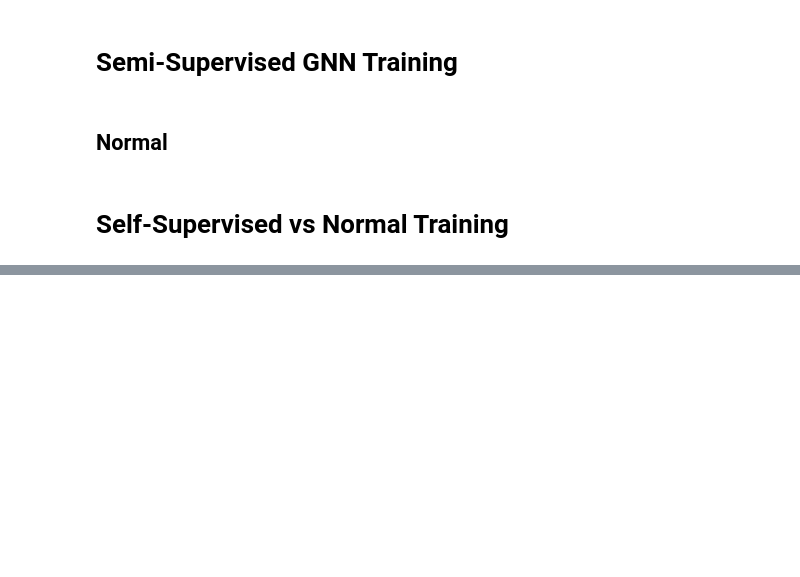
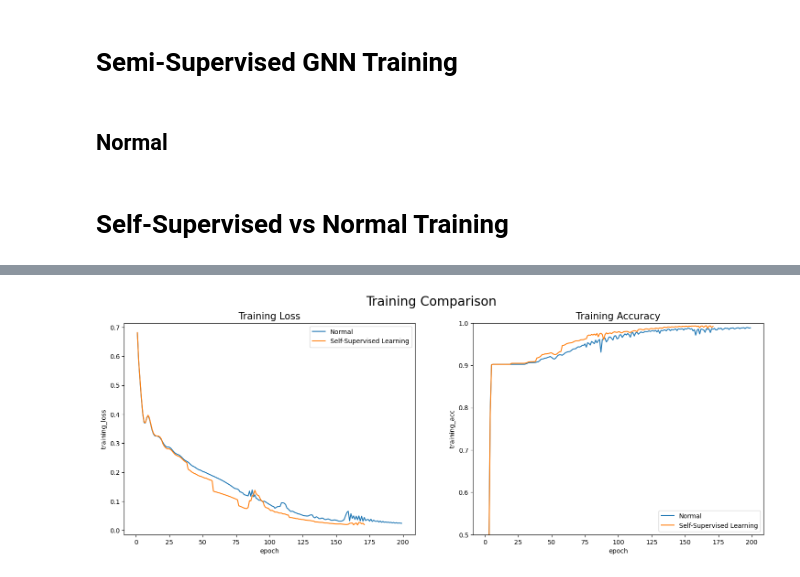
Before and after one commit to alenreuel/data_science_projects, a Jupyter notebook: bitcoin_GNN/notebook.ipynb, the cells around one changed output, grey strips where cells are left out. Saved outputs shown, nothing was run; the diff lists cells and outputs as text; code cells hidden in the pictures; blank space fills up the shorter version.

```diff
--- a/bitcoin_GNN/notebook.ipynb
+++ b/bitcoin_GNN/notebook.ipynb
@@ -319,5 +323,8 @@ if not os.path.exists(cur_path/"training_logs_self_supervised.csv"):
 else:
     training_logs_df_ss = pd.read_csv(cur_path/"training_logs_self_supervised.csv").drop(columns=["Unnamed: 0"])
     training_logs_df_ss.head(5)
+    training_logs_df_ss = training_logs_df_ss.reset_index()
+    training_logs_df_ss["overall_epoch"] = training_logs_df_ss["index"] + 1
+    training_logs_df_ss = training_logs_df_ss.drop(columns=["index"])
 # %% [markdown]
 # Self-Supervised vs Normal Training
@@ -339,0 +335,15 @@ training_logs_df
+# %%
+plt.subplots(1,2, figsize=(18,6))
+plt.suptitle("Training Comparison ", fontsize=20)
+plt.subplot(1,2,1)
+sns.lineplot(data=training_logs_df, x="epoch", y="training_loss", label="Normal")
+sns.lineplot(data=training_logs_df_ss, x="overall_epoch", y="training_loss", label="Self-Supervised Learning")
+plt.title("Training Loss", fontsize=15)
+plt.subplot(1,2,2)
+sns.lineplot(data=training_logs_df, x="epoch", y="training_acc", label="Normal")
+sns.lineplot(data=training_logs_df_ss, x="overall_epoch", y="training_acc", label="Self-Supervised Learning")
+plt.ylim(0.5, 1)
+plt.title("Training Accuracy", fontsize=15)
+plt.show()
+# %% [output]
+[figure, added]
```
Also changed, not shown: parts of 10 cells of this notebook, 6 other files.
